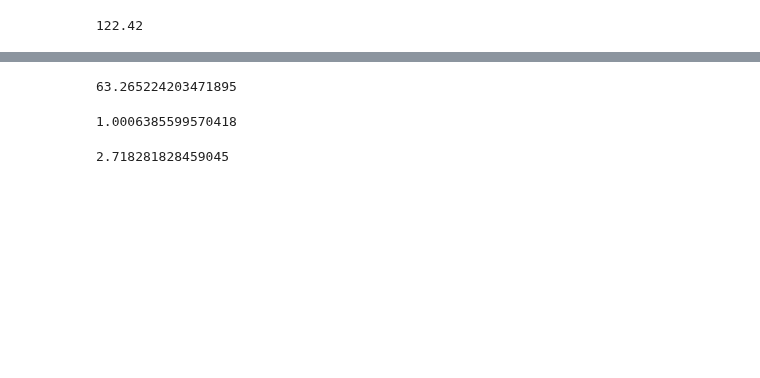
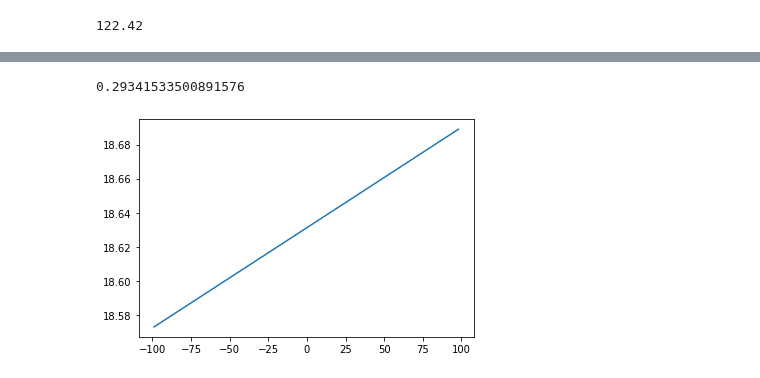
Before and after one commit to rbetzler/fun-times-in-python, a Jupyter notebook: finance/science/exploration/20200531_options_cb.ipynb, the cells around one changed output, grey strips where cells are left out. Cells and saved outputs as stored; diff of their text form; code cells hidden in the pictures; blank space fills up the shorter version.

Commit message:
wip on black scholes refactor

```diff
--- a/finance/science/exploration/20200531_options_cb.ipynb
+++ b/finance/science/exploration/20200531_options_cb.ipynb
@@ -383,3 +373,18 @@ bs = financial_utils.BlackScholes(
+# %%
+CURRENT_OPTION_PRICE = 4.3
+STRIKE = 145
+RISK_FREE_RATE = .001
+DAYS_TO_MATURITY = 233
+VOLATILITY = .2934
+
+bs = financial_utils.BlackScholes(
+    current_option_price=CURRENT_OPTION_PRICE,
+    stock_price=stocks['open'].values[0],
+    strike=STRIKE,
+    risk_free_rate=RISK_FREE_RATE,
+    days_to_maturity=DAYS_TO_MATURITY,
+    volatility=VOLATILITY,
+)
 # %%
 bs.option_price
 # %% [output]
@@ -404,18 +392,9 @@ def call_option(
-# %%
-call_option(
-    stock=122,
-    strike=60,
-    risk_free_rate=.001,
-    sigma=.6,
-    time=233,
-)
-# %% [output]
-63.265224203471895
-# %%
-np.e**(.001*(233/365))
-# %% [output]
-1.0006385599570418
-# %%
-np.e
-# %% [output]
-2.718281828459045
+# %%
+bs.implied_volatility
+# %% [output]
+0.29341533500891576
+# %%
+plt.plot(bs.get_greek(greek='ro', steps=99))
+plt.show()
+# %% [output]
+[figure, added]
```
Also changed, not shown: parts of 10 cells of this notebook, 1 other file.
